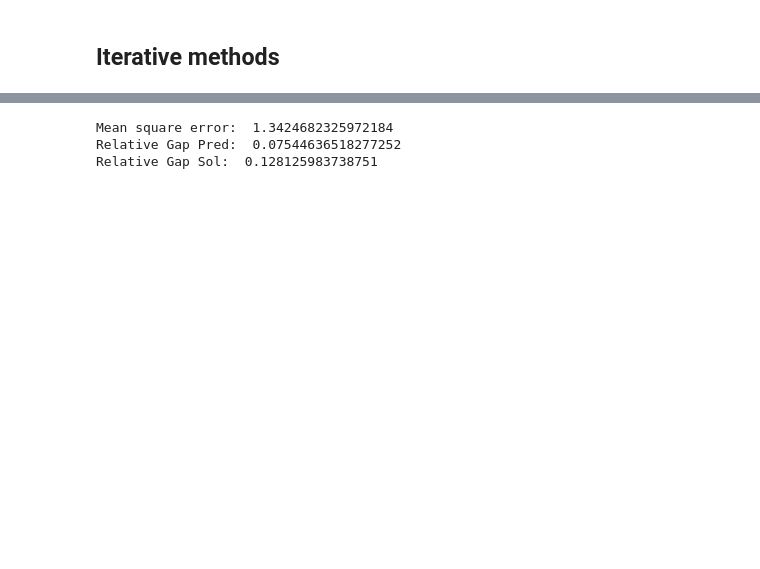
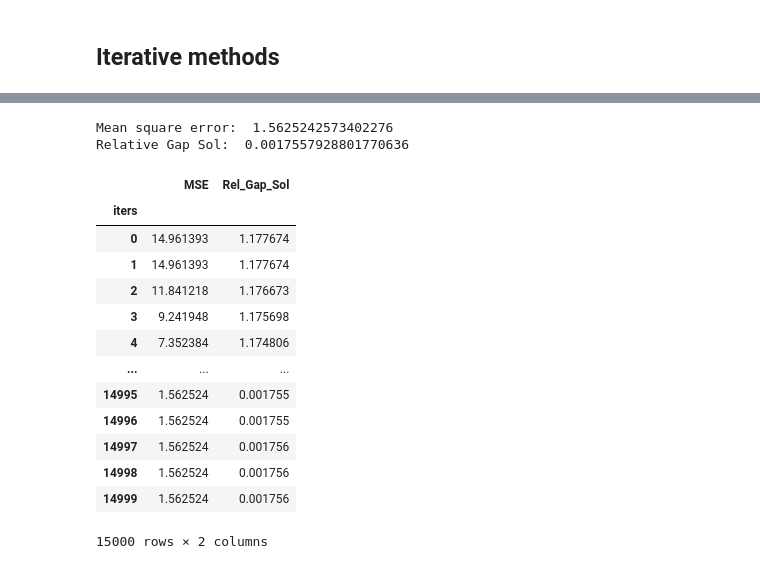
Before and after one commit to jacons/ExtremeLearningNN, a Jupyter notebook: notebook_for_test.ipynb, the cells around one changed output, grey strips where cells are left out. Drawn from its saved outputs; the diff is of its cells as text; code cells hidden in the pictures; blank space fills up the shorter version.

```diff
--- a/notebook_for_test.ipynb
+++ b/notebook_for_test.ipynb
@@ -21,11 +22,12 @@ results = {}
 ## Constants
 # %%
 SIZE_RESERVOIR = 200
-LAMBDA_REG = 0.01
-MAX_ITER = 8000
+LAMBDA_REG = 1
+MAX_ITER = 15000
 PRECISION = 1e-2
-LR = 0 # 1/(L+tau) will be chosen if LR=0
 # %% [markdown]
 ## fix the resevoir
 # %%
 resevoir = np.random.uniform(-1, 1, (SIZE_RESERVOIR, 10))
+H = sigmoid(resevoir @ tr_x)
+E = H @ H.T + np.power(LAMBDA_REG, 2) * np.eye(H.shape[0])
@@ -39,5 +39,4 @@ Condition number of H: 2856.234602273473
 # %% [markdown]
 # OPTIMAL SOLUTION
 # %%
-%%time
-w_star,_,_,_ = np.linalg.lstsq(H.T, tr_y.T,rcond=-1)
+w_star,_,_,_ = np.linalg.lstsq(E, H@tr_y.T,rcond=-1)
@@ -115,11 +82,26 @@ results["fista"] = (mse_fista, fista_rel_gap_pred)
 # %%
-print("Mean square error: ", mse_fista)
-print("Relative Gap Pred: ", fista_rel_gap_pred)
-print("Relative Gap Sol: ", fista[1]["Rel_Gap_Sol"].tail(1).values[0])
+print("Mean square error: ", results["Fista"][0])
+print("Relative Gap Sol: ", results["Fista"][1])
 # %% [output]
-Mean square error:  1.3424682325972184
-Relative Gap Pred:  0.07544636518277252
-Relative Gap Sol:  0.128125983738751
+Mean square error:  1.5625242573402276
+Relative Gap Sol:  0.0017557928801770636
+# %%
+fista["results"]
+# %% [output]
+|  | MSE | Rel_Gap_Sol |
+| iters |  |  |
+| 0 | 14.961393 | 1.177674 |
+| 1 | 14.961393 | 1.177674 |
+| 2 | 11.841218 | 1.176673 |
+| 3 | 9.241948 | 1.175698 |
+| 4 | 7.352384 | 1.174806 |
+| ... | ... | ... |
+| 14995 | 1.562524 | 0.001755 |
+| 14996 | 1.562524 | 0.001755 |
+| 14997 | 1.562524 | 0.001756 |
+| 14998 | 1.562524 | 0.001756 |
+| 14999 | 1.562524 | 0.001756 |
+15000 rows × 2 columns
 # %%
 _, axs = plt.subplots(ncols=2,figsize=(15,6))
 
```
Also changed, not shown: parts of 21 cells of this notebook, 7 other files.
